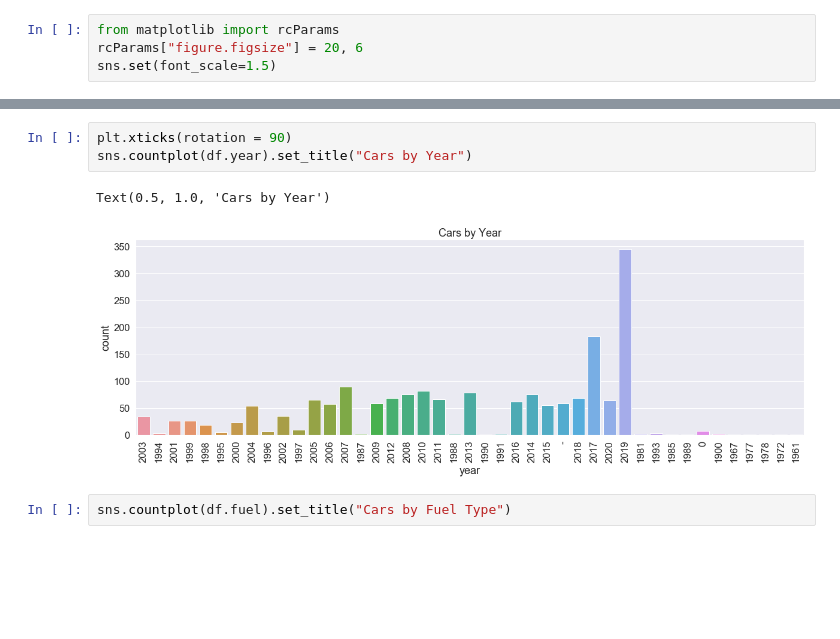
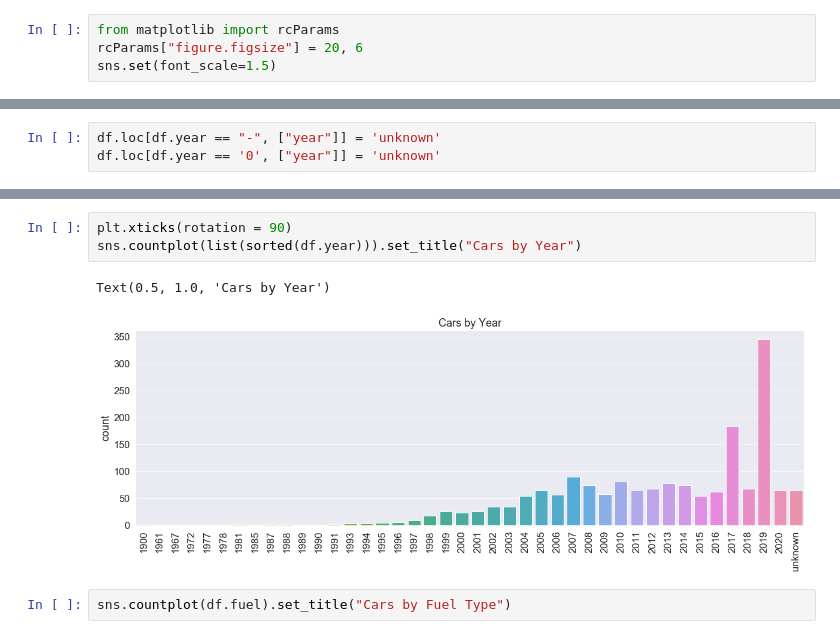
Before and after one commit to tableClothed/cars-price-comparision, a Jupyter notebook: analyze_data.ipynb, the cells around one changed output, grey strips where cells are left out. Cells and saved outputs as stored; diff of their text form; blank space fills up the shorter version.

Commit message:
more graphs

```diff
--- a/analyze_data.ipynb
+++ b/analyze_data.ipynb
@@ -25,0 +26,3 @@ df.shape
+# %%
+df.loc[df.year == "-", ["year"]] = 'unknown'
+df.loc[df.year == '0', ["year"]] = 'unknown'
@@ -26,9 +34,9 @@ df.shape
 # %%
 plt.xticks(rotation = 90)
-sns.countplot(df.year).set_title("Cars by Year")
+sns.countplot(list(sorted(df.year))).set_title("Cars by Year")
 # %% [output]
 Text(0.5, 1.0, 'Cars by Year')
-[figure, old version]
+[figure, new version]
 # %%
 sns.countplot(df.fuel).set_title("Cars by Fuel Type")
 # %% [output]
```
Also changed, not shown: parts of 17 cells of this notebook, 2 other files.
